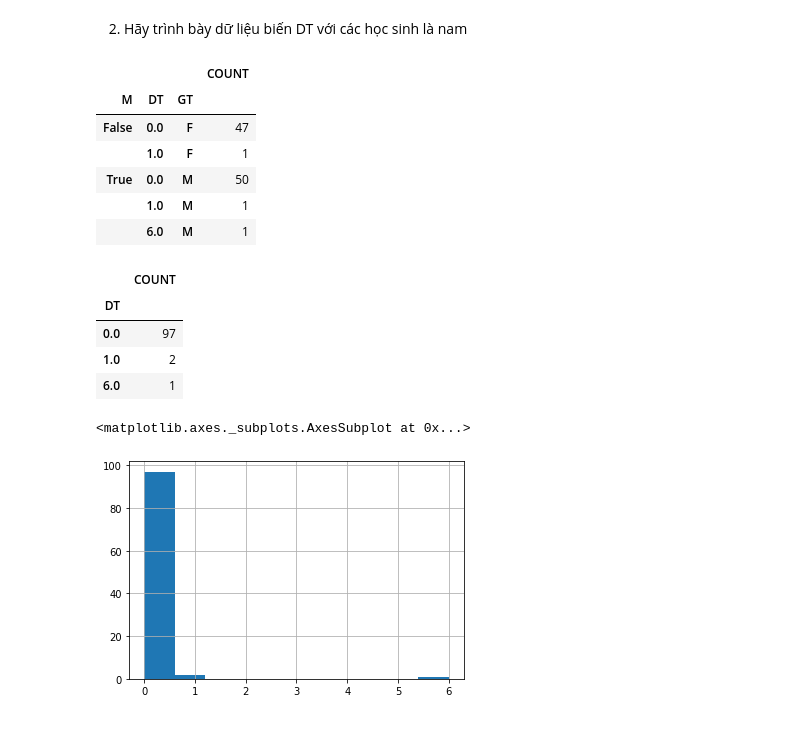
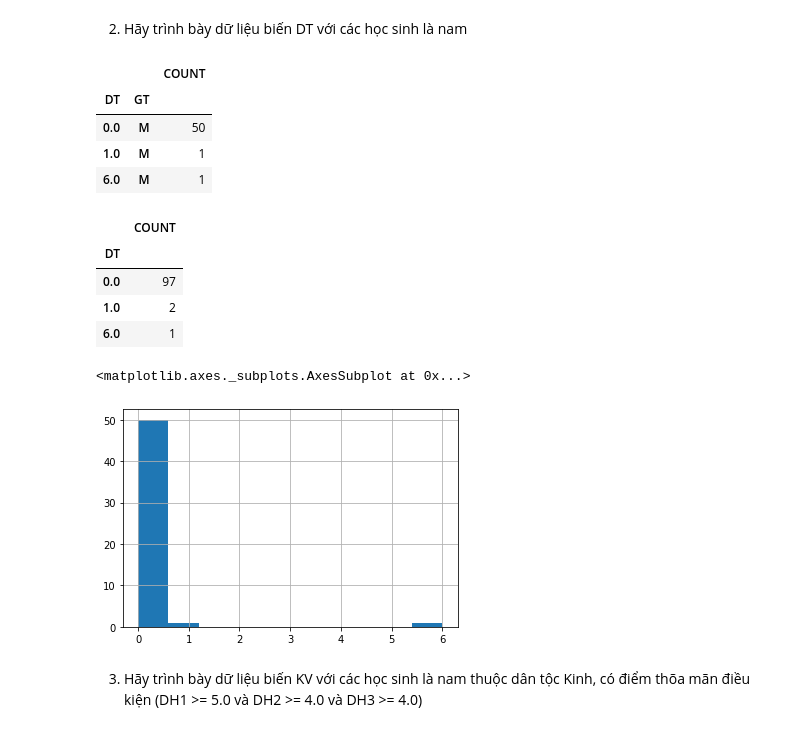
Before and after one commit to trinhvanypro1/-DataAnalystDeepLearning, a Jupyter notebook: Lab2.ipynb, the cells around one changed output. Drawn from its saved outputs; the diff is of its cells as text; code cells hidden in the pictures.

```diff
--- a/Lab2.ipynb
+++ b/Lab2.ipynb
@@ -147,15 +147,13 @@ data['US_TMN3'].hist()
 # %% [markdown]
 2. Hãy trình bày dữ liệu biến DT với các học sinh là nam
 # %%
-data.assign(M=(data.GT=='M')).groupby(['M','DT','GT']).agg({'GT':'count'}).rename(columns={'GT':'COUNT'})
+data[data.DT.isin(['0.0','1.0','6.0']) & (data.GT=='M')].groupby(['DT','GT']).agg({'GT':'count'}).rename(columns={'GT':'COUNT'})
 # %% [output]
-|  |  |  | COUNT |
-| M | DT | GT |  |
-| False | 0.0 | F | 47 |
-|  | 1.0 | F | 1 |
-| True | 0.0 | M | 50 |
-|  | 1.0 | M | 1 |
-|  | 6.0 | M | 1 |
+|  |  | COUNT |
+| DT | GT |  |
+| 0.0 | M | 50 |
+| 1.0 | M | 1 |
+| 6.0 | M | 1 |
 # %%
 data.groupby('DT').agg({'DT':'count'}).rename(columns={'DT':'COUNT'})
 # %% [output]
@@ -165,7 +163,9 @@ data.groupby('DT').agg({'DT':'count'}).rename(columns={'DT':'COUNT'})
 | 1.0 | 2 |
 | 6.0 | 1 |
 # %%
-data['DT'].hist()
+data.loc[(data.GT=='M'),'DT'].hist()
 # %% [output]
 <matplotlib.axes._subplots.AxesSubplot at 0x...>
-[figure, old version]
+[figure, new version]
+# %% [markdown]
+3. Hãy trình bày dữ liệu biến KV với các học sinh là nam thuộc dân tộc Kinh, có điểm thõa mãn điều kiện (DH1 >= 5.0 và DH2 >= 4.0 và DH3 >= 4.0)
```
Also changed, not shown: parts of 10 cells of this notebook.
